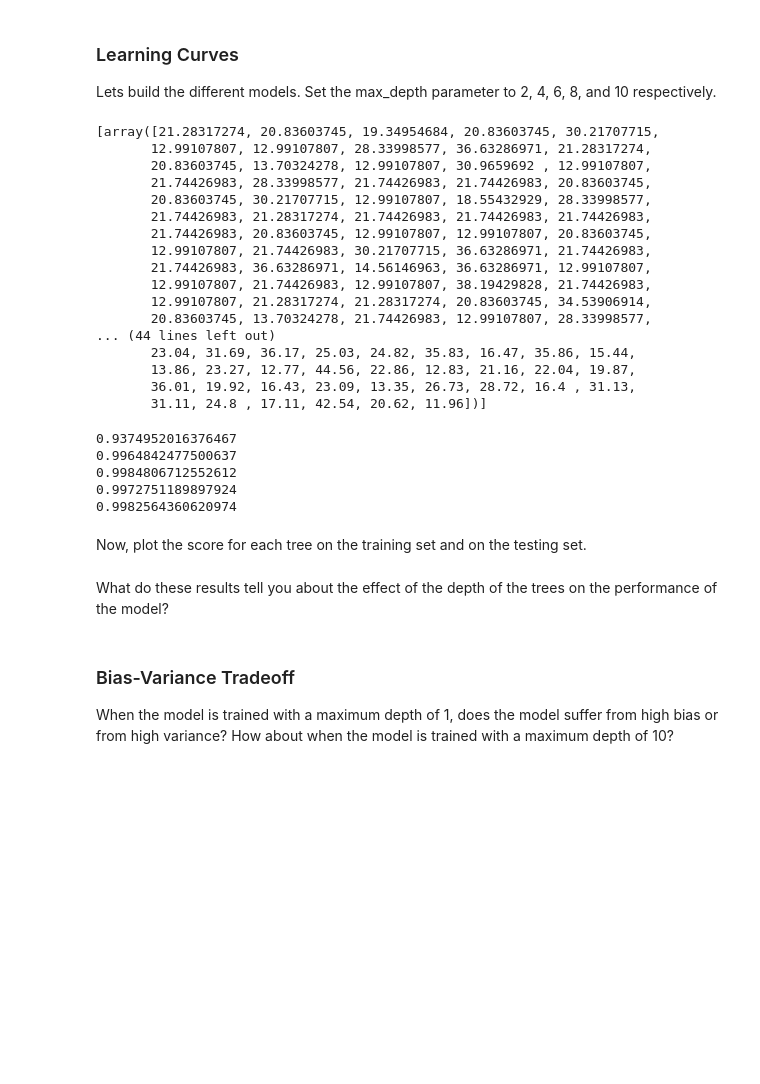
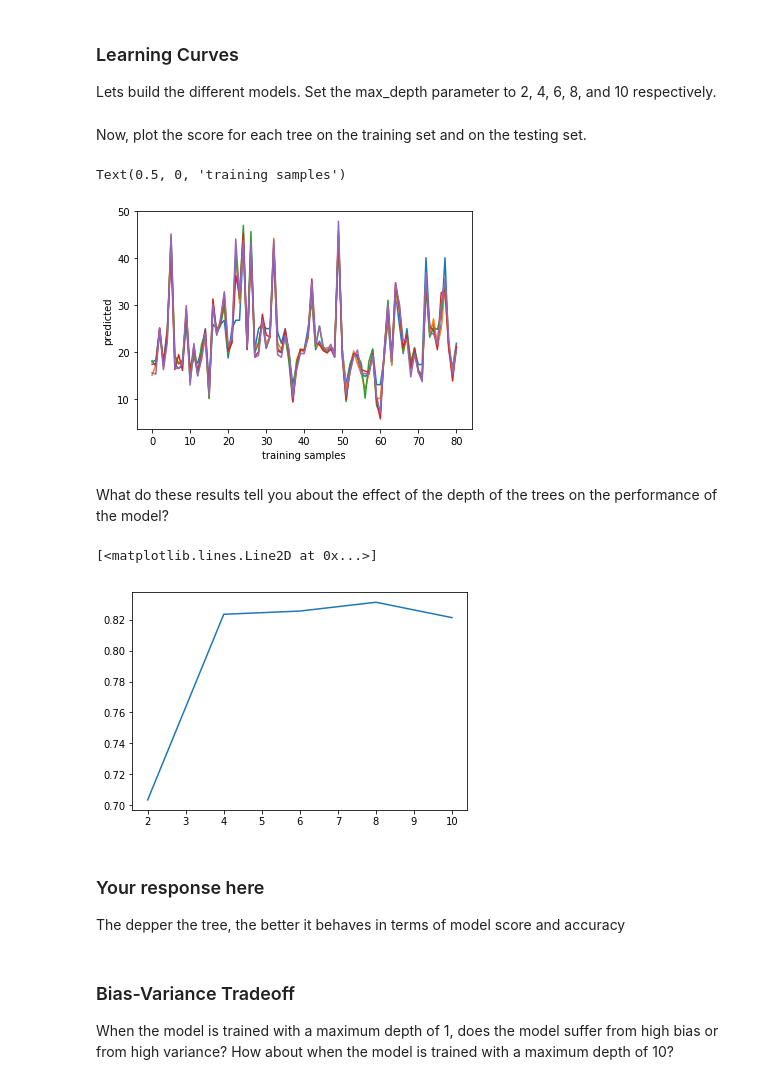
Before and after one commit to Salvinha-vlc/Data-Analytics-labs, a Jupyter notebook: Machine learning/lab-problems-with-ML/your-code/lab_boston_housing.ipynb, the cells around one changed output. Drawn from its saved outputs; the diff is of its cells as text; code cells hidden in the pictures; blank space fills up the shorter version.

```diff
--- a/Machine learning/lab-problems-with-ML/your-code/lab_boston_housing.ipynb
+++ b/Machine learning/lab-problems-with-ML/your-code/lab_boston_housing.ipynb
@@ -209,9 +207,13 @@ from sklearn.model_selection import train_test_split
 # %%
 # Your code here
-x = df_clean.drop("medv", axis=1)
-y = df_clean.medv
+from sklearn.utils import shuffle
+from sklearn.model_selection import train_test_split
 
-X_train, X_test, y_train, y_test = train_test_split(X, y, test_size=0.20, random_state=42)
+y = df["medv"]
+X = df.drop(columns = "medv")
+
+X, y = shuffle(X, y, random_state=87)
+X_train, X_test, y_train, y_test = train_test_split(X, y, test_size=0.2, random_state=87)
 # %% [markdown]
 ----
 
@@ -233,37 +235,5 @@ lst=[rf_model_2, rf_model_4, rf_model_6, rf_model_8, rf_model_10]
 # %%
 for i in lst:
     i.fit(X_train, y_train)
-# %%
-prd_list = []
-for i in lst:
-    prd_list.append(i.predict(X_test))
-print(prd_list)
-# %% [output]
-[array([21.28317274, 20.83603745, 19.34954684, 20.83603745, 30.21707715,
-       12.99107807, 12.99107807, 28.33998577, 36.63286971, 21.28317274,
-       20.83603745, 13.70324278, 12.99107807, 30.9659692 , 12.99107807,
-       21.74426983, 28.33998577, 21.74426983, 21.74426983, 20.83603745,
-       20.83603745, 30.21707715, 12.99107807, 18.55432929, 28.33998577,
-       21.74426983, 21.28317274, 21.74426983, 21.74426983, 21.74426983,
-       21.74426983, 20.83603745, 12.99107807, 12.99107807, 20.83603745,
-       12.99107807, 21.74426983, 30.21707715, 36.63286971, 21.74426983,
-       21.74426983, 36.63286971, 14.56146963, 36.63286971, 12.99107807,
-       12.99107807, 21.74426983, 12.99107807, 38.19429828, 21.74426983,
-       12.99107807, 21.28317274, 21.28317274, 20.83603745, 34.53906914,
-       20.83603745, 13.70324278, 21.74426983, 12.99107807, 28.33998577,
-... (44 lines left out)
-       23.04, 31.69, 36.17, 25.03, 24.82, 35.83, 16.47, 35.86, 15.44,
-       13.86, 23.27, 12.77, 44.56, 22.86, 12.83, 21.16, 22.04, 19.87,
-       36.01, 19.92, 16.43, 23.09, 13.35, 26.73, 28.72, 16.4 , 31.13,
-       31.11, 24.8 , 17.11, 42.54, 20.62, 11.96])]
-# %%
-for i in prd_list:
-    print(r2_score(y_test,i))
-# %% [output]
-0.9374952016376467
-0.9964842477500637
-0.9984806712552612
-0.9972751189897924
-0.9982564360620974
 # %% [markdown]
 Now, plot the score for each tree on the training set and on the testing set.
@@ -272,2 +240,15 @@ Now, plot the score for each tree on the training set and on the testing set.
+# %%
+# Produce a plot with the score for the testing and training for the different max depths
+
+plt.plot(rf_model_2.predict(X_test), label="rf_model_2")
+plt.plot(rf_model_4.predict(X_test), label="rf_model_4")
+plt.plot(rf_model_6.predict(X_test), label="rf_model_6")
+plt.plot(rf_model_8.predict(X_test), label="rf_model_8")
+plt.plot(rf_model_10.predict(X_test), label="rf_model_10")
+plt.ylabel('predicted')
+plt.xlabel('training samples')
+# %% [output]
+Text(0.5, 0, 'training samples')
+[figure, added]
 # %% [markdown]
 What do these results tell you about the effect of the depth of the trees on the performance of the model?
@@ -276,3 +267,12 @@ What do these results tell you about the effect of the depth of the trees on the
+# %%
+lst = [2,4,6,8,10]
+plt.plot(lst, r2_score_lst)
+# %% [output]
+[<matplotlib.lines.Line2D at 0x...>]
+[figure, added]
+# %% [markdown]
+### Your response here
+The depper the tree, the better it behaves in terms of model score and accuracy
 # %% [markdown]
 ### Bias-Variance Tradeoff
 When the model is trained with a maximum depth of 1, does the model suffer from high bias or from high variance? How about when the model is trained with a maximum depth of 10?
```
Also changed, not shown: parts of 18 cells of this notebook.
